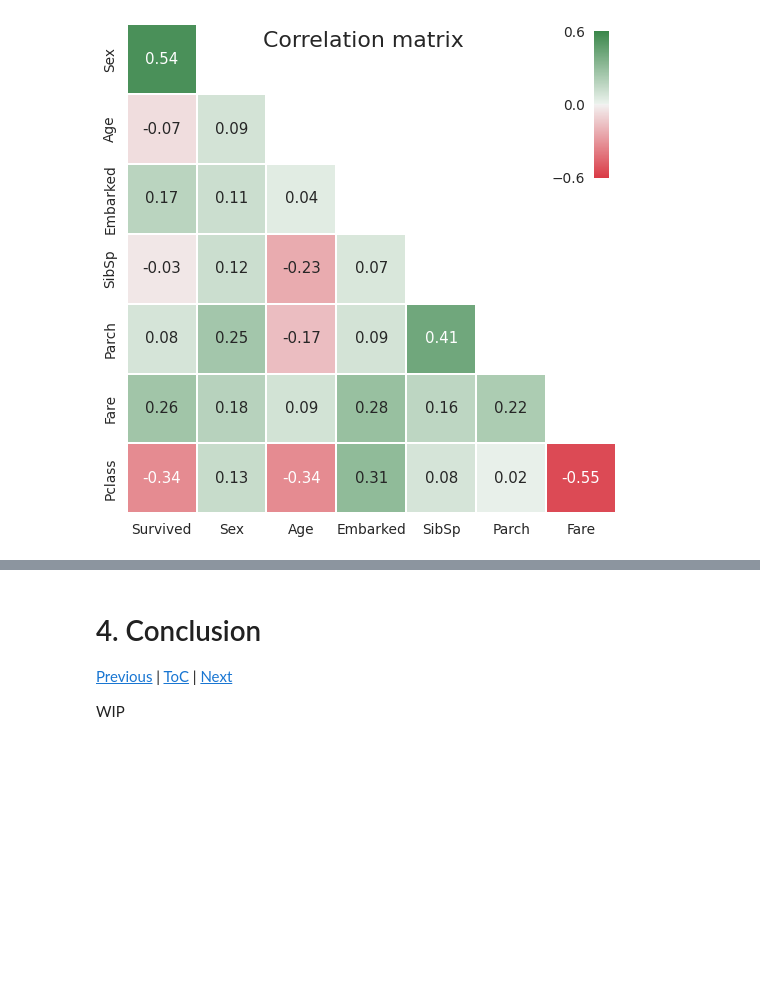
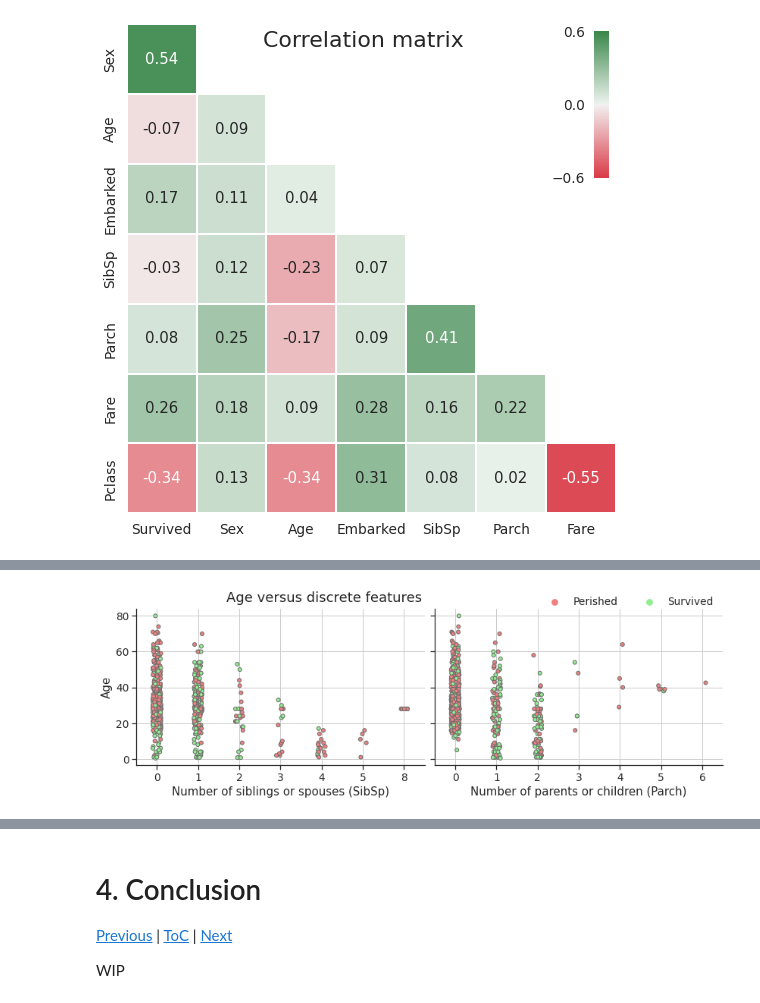
Before and after one commit to BPRateiro/Kaggle-competitions, a Jupyter notebook: titanic-eda-and-prediction.ipynb, the cells around one changed output, grey strips where cells are left out. Drawn from its saved outputs; the diff is of its cells as text; code cells hidden in the pictures; blank space fills up the shorter version.

```diff
--- a/titanic-eda-and-prediction.ipynb
+++ b/titanic-eda-and-prediction.ipynb
@@ -697,0 +729,49 @@ categorical_vs_continuous_plot()
+# %%
+def continuous_vs_discrete(continuous, discrete):
+    ""
+
+    g = sns.PairGrid(
+        data = train,
+        hue = 'Survived_x',
+        hue_order = ['Perished', 'Survived'],
+        x_vars = discrete,
+        y_vars = 'Age',
+        palette = dict(Perished='lightcoral', Survived='lightgreen'),
+        height = 4,
+        aspect = 1.5,
+    )
+    g.map(
+        sns.stripplot,
+        linewidth = 1,
+        dodge = False,
+    )
+    # Title and legend
+    g.tight_layout()
+    g.fig.suptitle(
+        t = 'Age versus discrete features',
+        x = 0.18,
+        ha = 'left',
+    )
+    g.fig.subplots_adjust(top=0.9)
+    g.add_legend(
+        title = '',
+        loc = 'upper left',
+        ncol = 2,
+        bbox_to_anchor=(.55, 1),
+    );
+
+    # Additional tweaks in matplotlib
+    for ax in g.fig.axes:
+        ax.grid() # Add grid to the plot
+
+        # Get information from settings according to axis labels
+        x_settings = settings[ax.get_xlabel()]
+        y_settings = settings[ax.get_ylabel()]
+
+        # Change labels
+        ax.set_xlabel(x_settings[0])
+        ax.set_ylabel(y_settings[0])
+
+continuous_vs_discrete('Age', discrete)
+# %% [output]
+[figure, added]
```
Also changed, not shown: parts of 13 cells of this notebook.
